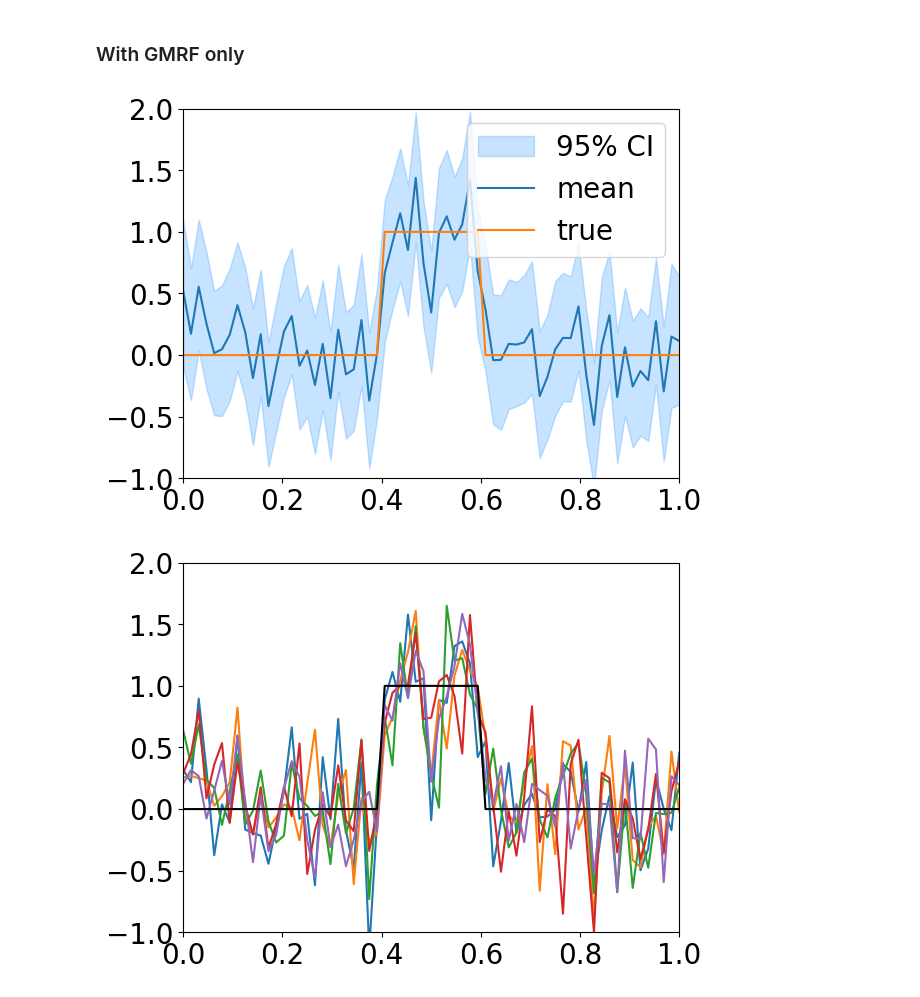
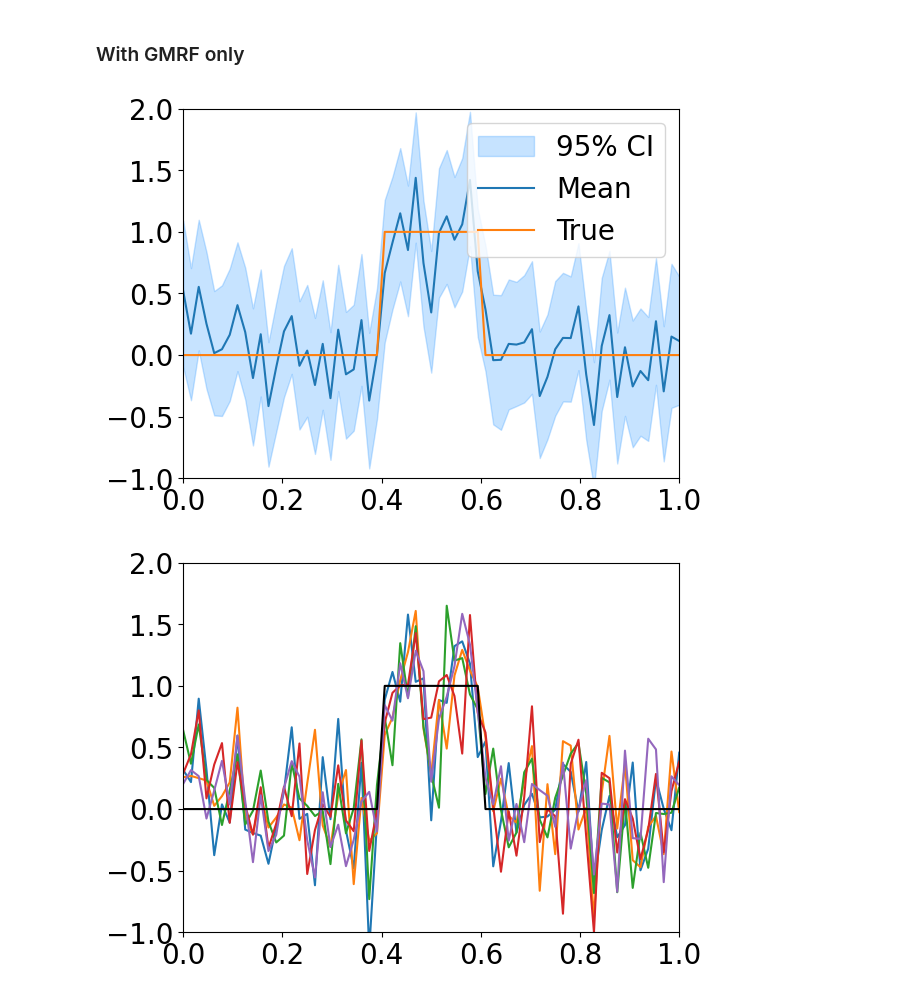
Before and after one commit to CUQI-DTU/Paper-Implicit, a Jupyter notebook: pde_boundary_value/boundary_value_2d.ipynb, the cells around one changed output. Drawn from its saved outputs; the diff is of its cells as text; code cells hidden in the pictures.

Commit message:
update plots in pde boundary case

```diff
--- a/pde_boundary_value/boundary_value_2d.ipynb
+++ b/pde_boundary_value/boundary_value_2d.ipynb
@@ -75,12 +76,12 @@ samples_gmrf_smaller = sampler_gmrf_smaller.get_samples()
 # %%
 samples_gmrf_smaller.geometry.grid = np.linspace(0, 1, nx+1)
 samples_gmrf_smaller.plot_ci(exact=np.array(list(poisson.bc_left.get_boundary_values().values())))
-plt.legend(['95% CI', 'mean', 'true'], fontsize=fontsize, loc="upper right")
+plt.legend(['95% CI', 'Mean', 'True'], fontsize=fontsize, loc="upper right")
 plt.xlim([0, 1])
 plt.ylim([-1, 2])
 plt.savefig("bv_gmrf.pdf", bbox_inches='tight')
 # %% [output]
-[figure, old version]
+[figure, new version]
 # %%
 plt.plot(np.linspace(0,1,65), samples_gmrf_smaller.samples[:,100], color="C0", label="Samples")
 plt.plot(np.linspace(0,1,65), samples_gmrf_smaller.samples[:,200], color="C1")
```
Also changed, not shown: parts of 5 cells of this notebook.
